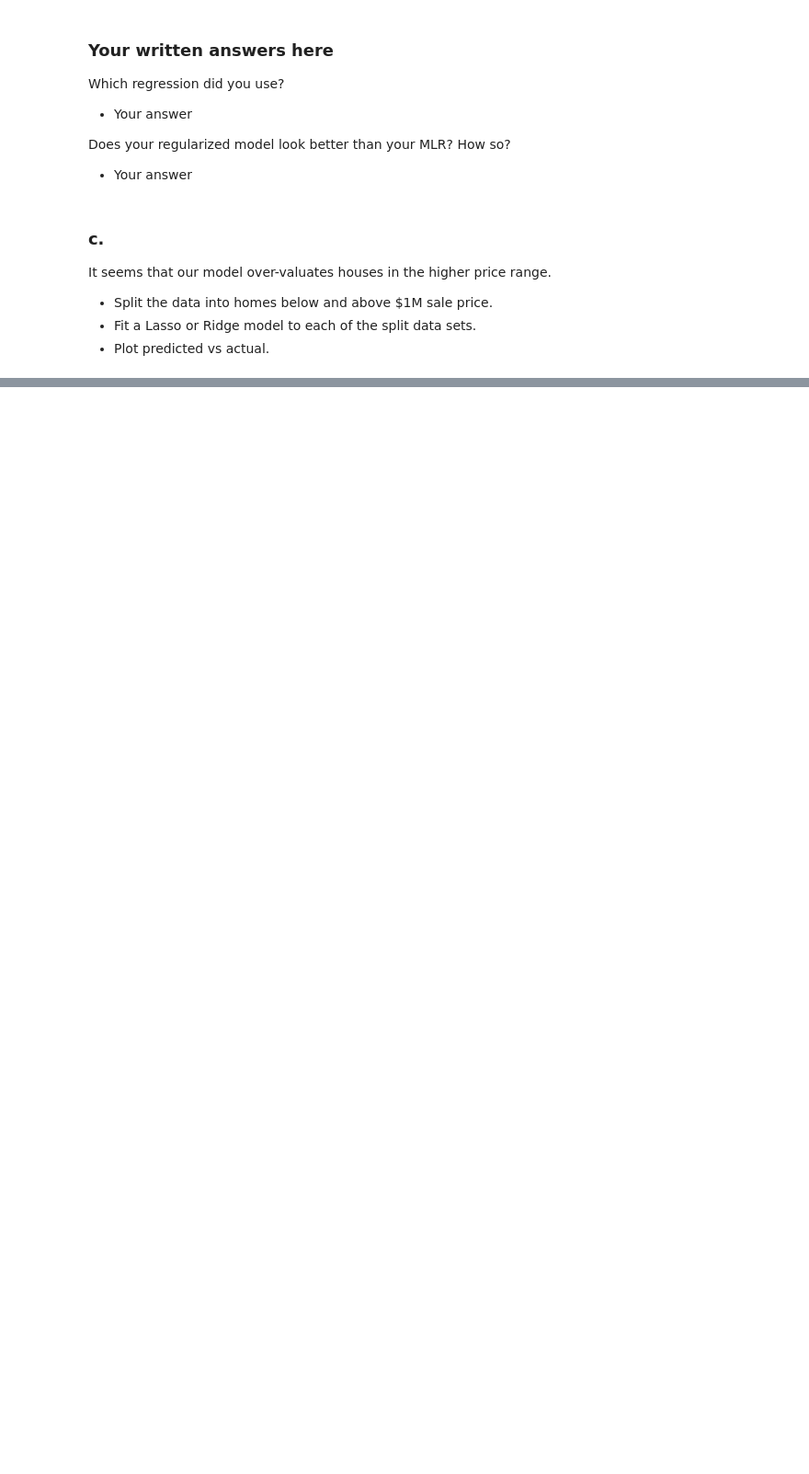
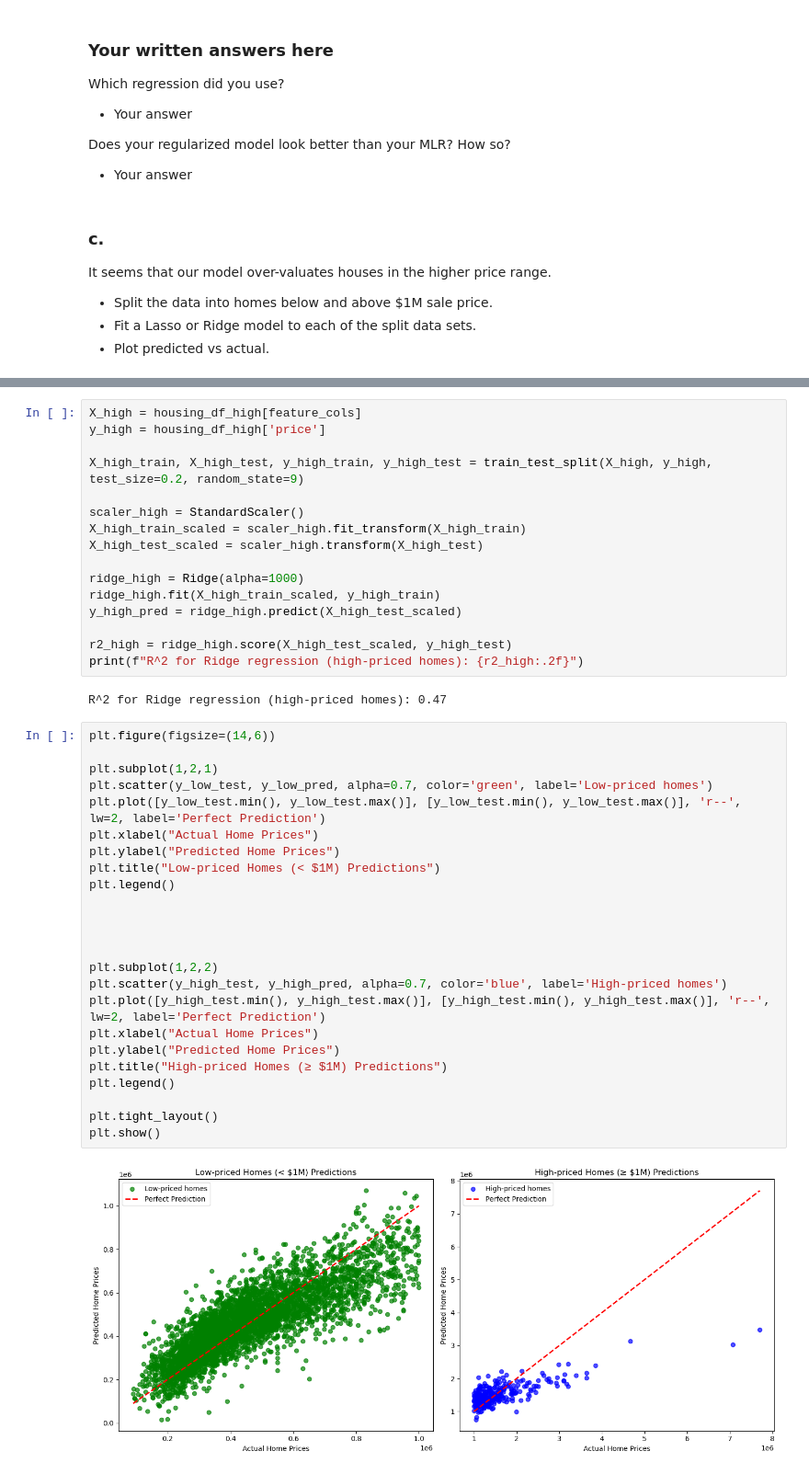
Before and after one commit to GettysburgDataScience/ps1-linear-regression-joinja01, a Jupyter notebook: PS1.ipynb, the cells around one changed output, grey strips where cells are left out. Shown at 92% size. Drawn from its saved outputs; the diff is of its cells as text; blank space fills up the shorter version.

```diff
--- a/PS1.ipynb
+++ b/PS1.ipynb
@@ -181,3 +407,47 @@ It seems that our model over-valuates houses in the higher price range.
+# %%
+X_high = housing_df_high[feature_cols]
+y_high = housing_df_high['price']
+
+X_high_train, X_high_test, y_high_train, y_high_test = train_test_split(X_high, y_high, test_size=0.2, random_state=9)
+
+scaler_high = StandardScaler()
+X_high_train_scaled = scaler_high.fit_transform(X_high_train)
+X_high_test_scaled = scaler_high.transform(X_high_test)
+
+ridge_high = Ridge(alpha=1000)
+ridge_high.fit(X_high_train_scaled, y_high_train)
+y_high_pred = ridge_high.predict(X_high_test_scaled)
+
+r2_high = ridge_high.score(X_high_test_scaled, y_high_test)
+print(f"R^2 for Ridge regression (high-priced homes): {r2_high:.2f}")
+# %% [output]
+R^2 for Ridge regression (high-priced homes): 0.47
+# %%
+plt.figure(figsize=(14,6))
+
+plt.subplot(1,2,1)
+plt.scatter(y_low_test, y_low_pred, alpha=0.7, color='green', label='Low-priced homes')
+plt.plot([y_low_test.min(), y_low_test.max()], [y_low_test.min(), y_low_test.max()], 'r--', lw=2, label='Perfect Prediction')
+plt.xlabel("Actual Home Prices")
+plt.ylabel("Predicted Home Prices")
+plt.title("Low-priced Homes (< $1M) Predictions")
+plt.legend()
+
+
+
+
+plt.subplot(1,2,2)
+plt.scatter(y_high_test, y_high_pred, alpha=0.7, color='blue', label='High-priced homes')
+plt.plot([y_high_test.min(), y_high_test.max()], [y_high_test.min(), y_high_test.max()], 'r--', lw=2, label='Perfect Prediction')
+plt.xlabel("Actual Home Prices")
+plt.ylabel("Predicted Home Prices")
+plt.title("High-priced Homes (≥ $1M) Predictions")
+plt.legend()
+
+plt.tight_layout()
+plt.show()
+# %% [output]
+[figure, added]
 # %% [markdown]
  ### Your written answers here
 
```
Also changed, not shown: parts of 22 cells of this notebook.
